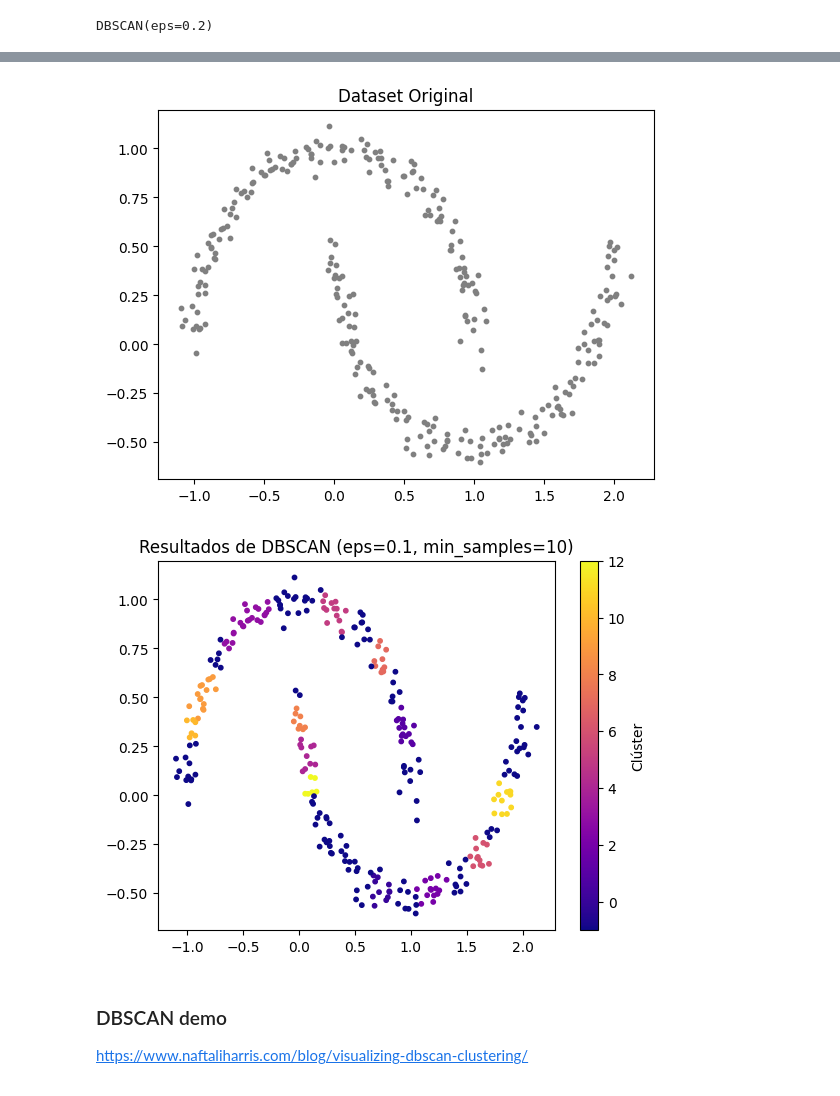
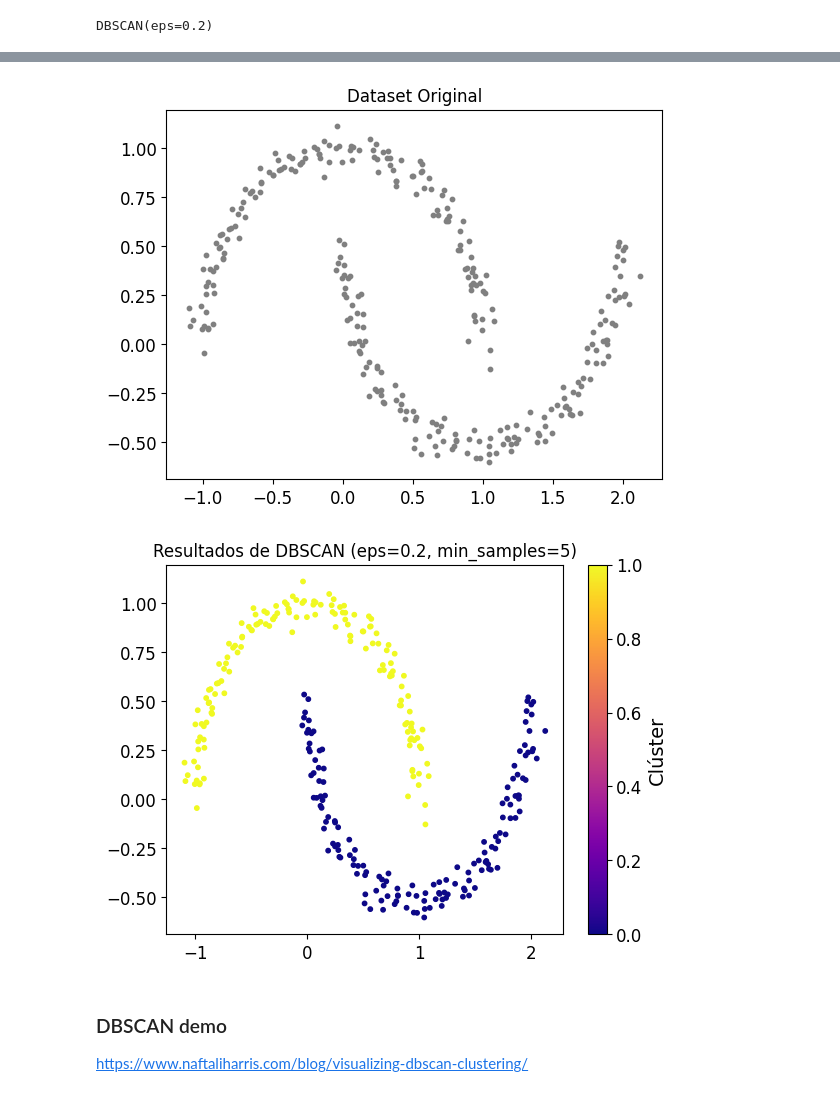
Before and after one commit to JLGOrtega/repo-clase-dsvlcsep24, a Jupyter notebook: 3-Machine_Learning/2-No_Supervisado/3-Clustering/clustering.ipynb, the cells around one changed output, grey strips where cells are left out. Drawn from its saved outputs; the diff is of its cells as text; code cells hidden in the pictures.

```diff
--- a/3-Machine_Learning/2-No_Supervisado/3-Clustering/clustering.ipynb
+++ b/3-Machine_Learning/2-No_Supervisado/3-Clustering/clustering.ipynb
@@ -906,33 +958,33 @@ Saving figure dbscan_plot
 # %%
 import numpy as np
 import matplotlib.pyplot as plt
 from sklearn.cluster import DBSCAN
 from sklearn.datasets import make_moons
 
 # Generar un dataset
 X, _ = make_moons(n_samples=300, noise=0.05, random_state=0)
 
 # Visualizar el dataset original
 plt.scatter(X[:, 0], X[:, 1], s=10, color='gray')
 plt.title("Dataset Original")
 plt.show()
 
 # Configuración de DBSCAN
-eps = 0.1  # Radio de vecindad
-min_samples = 10  # Mínimo de muestras para formar un clúster
+eps = 0.2  # Radio de vecindad
+min_samples = 5  # Mínimo de muestras para formar un clúster
 
 # Entrenar DBSCAN
 dbscan = DBSCAN(eps=eps, min_samples=min_samples)
 labels = dbscan.fit_predict(X)
 
 # Visualizar los resultados
 plt.scatter(X[:, 0], X[:, 1], c=labels, cmap='plasma', s=10)
 plt.title(f"Resultados de DBSCAN (eps={eps}, min_samples={min_samples})")
 plt.colorbar(label="Clúster")
 plt.show()
 # %% [output]
-[figure, old version]
+[figure, new version]
-[figure, old version]
+[figure, new version]
 # %% [markdown]
 ### DBSCAN demo
 
```
Also changed, not shown: parts of 37 cells of this notebook, 38 other files.
